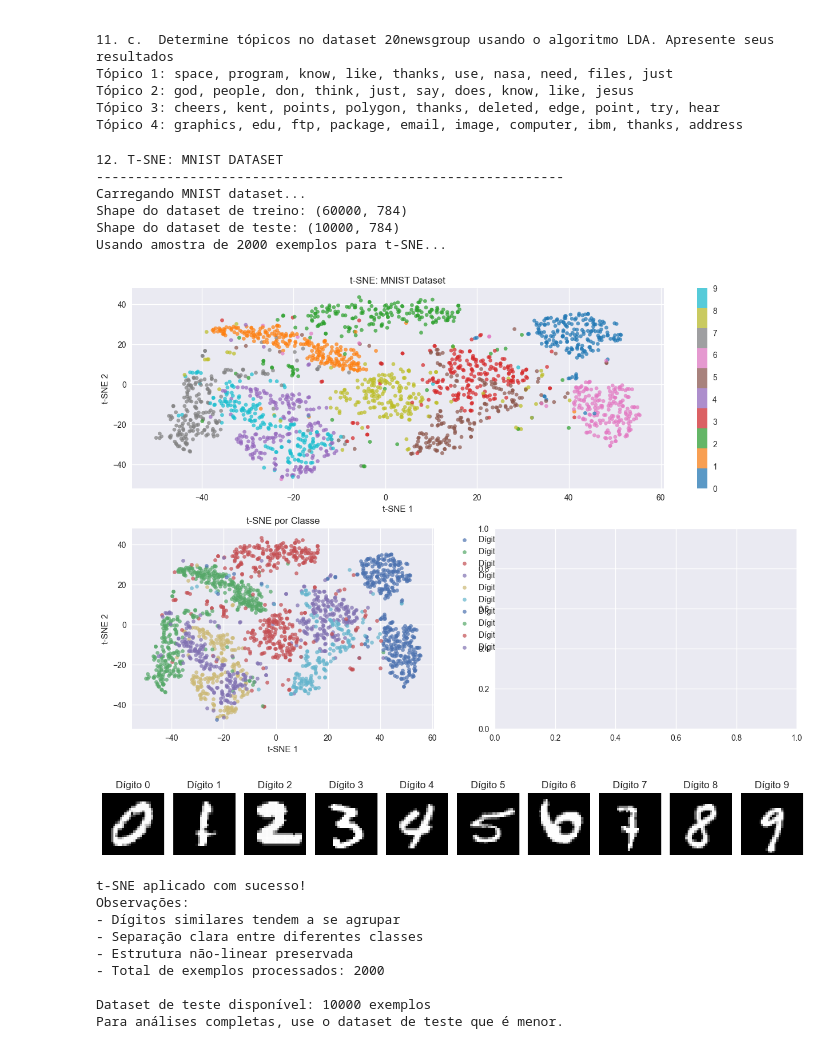
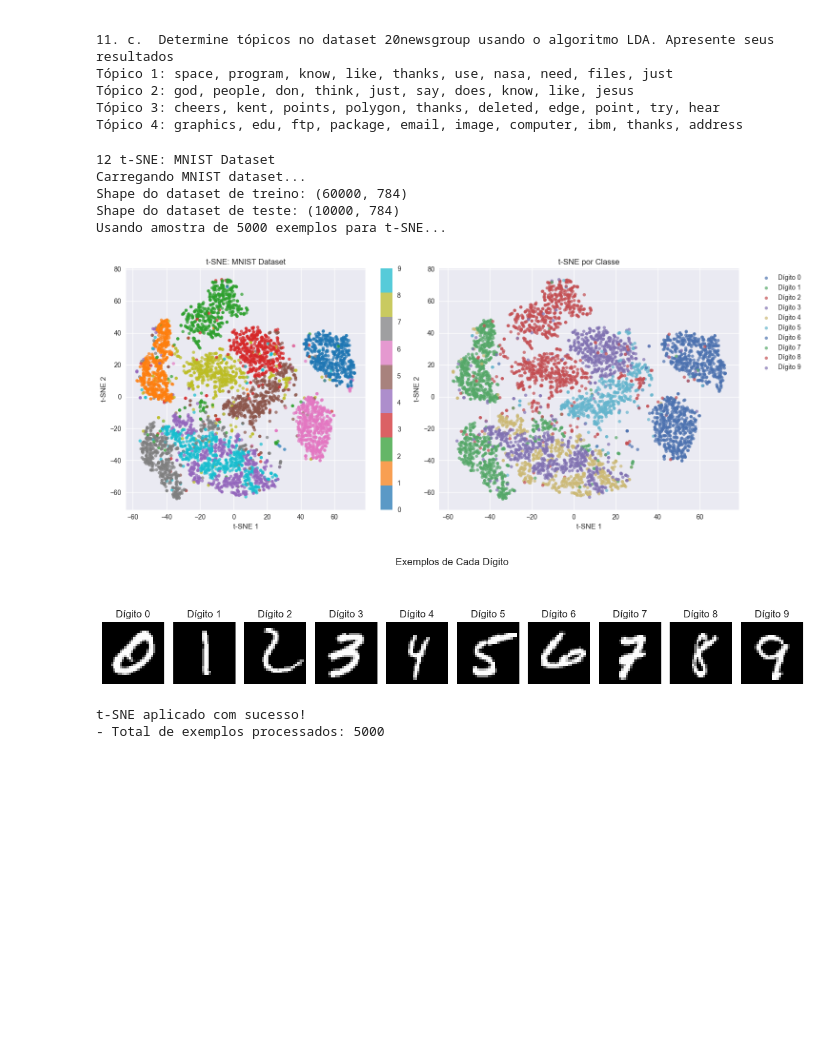
Before and after one commit to gontijojess/Clustering_AT, a Jupyter notebook: AT_clusterization.ipynb, the cells around one changed output. Drawn from its saved outputs; the diff is of its cells as text; code cells hidden in the pictures; blank space fills up the shorter version.

```diff
--- a/AT_clusterization.ipynb
+++ b/AT_clusterization.ipynb
@@ -658,7 +683,7 @@ Tópico 4: graphics, edu, ftp, package, email, image, computer, ibm, thanks, add
 print("12 t-SNE: MNIST Dataset")
 # Aplique o algoritmo t-SNE sobre o MNIST dataset. Apresente os resultados obtidos.
 
-# Carregando MNIST dataset (arquivos IDX)
+# Carrega MNIST dataset
 print("Carregando MNIST dataset...")
 X_mnist_train, y_mnist_train = load_mnist_idx("./data/train-images.idx3-ubyte",
                                               "./data/train-labels.idx1-ubyte")
@@ -668,85 +693,71 @@ X_mnist_test, y_mnist_test = load_mnist_idx("./data/t10k-images.idx3-ubyte",
 print(f"Shape do dataset de treino: {X_mnist_train.shape}")
 print(f"Shape do dataset de teste: {X_mnist_test.shape}")
 
-# Normalizando os dados
+# Normaliza os dados
 X_mnist_train = X_mnist_train / 255.0
 X_mnist_test = X_mnist_test / 255.0
 
-# Usando uma amostra para t-SNE (devido ao custo computacional)
-sample_size = 2000
+# Utiliza uma amostra para t-SNE (devido ao custo computacional)
+sample_size = 5000
 sample_indices = np.random.choice(len(X_mnist_train), sample_size, replace=False)
 X_sample = X_mnist_train[sample_indices]
 y_sample = y_mnist_train[sample_indices]
 
 print(f"Usando amostra de {sample_size} exemplos para t-SNE...")
 
-# Aplicando t-SNE
+# Aplica t-SNE
 tsne = TSNE(n_components=2, random_state=42, perplexity=30, max_iter=1000)
 X_tsne = tsne.fit_transform(X_sample)
 
-plt.figure(figsize=(15, 10))
+# Gráficos t-SNE
+plt.figure(figsize=(15, 6))
 
 # Plot principal
-plt.subplot(2, 2, (1, 2))
+plt.subplot(1, 2, 1)
 scatter = plt.scatter(X_tsne[:, 0], X_tsne[:, 1], c=y_sample, cmap='tab10', alpha=0.7, s=20)
 plt.colorbar(scatter)
 plt.title('t-SNE: MNIST Dataset')
 plt.xlabel('t-SNE 1')
 plt.ylabel('t-SNE 2')
 
-# Exemplos de dígitos
-plt.subplot(2, 2, 3)
+# t-SNE por classe
+plt.subplot(1, 2, 2)
 for i in range(10):
     idx = np.where(y_sample == i)[0]
     if len(idx) > 0:
         plt.scatter(X_tsne[idx, 0], X_tsne[idx, 1], label=f'Dígito {i}', alpha=0.7, s=20)
 plt.legend(bbox_to_anchor=(1.05, 1), loc='upper left')
 plt.title('t-SNE por Classe')
 plt.xlabel('t-SNE 1')
 plt.ylabel('t-SNE 2')
 
-# Mostrando algumas imagens de exemplo
-plt.subplot(2, 2, 4)
-examples_per_digit = 1
-fig_examples = plt.figure(figsize=(12, 3))
+plt.tight_layout()
+plt.show()
+
+# Exemplos de imagens
+plt.figure(figsize=(12, 3))
 for digit in range(10):
     digit_indices = np.where(y_sample == digit)[0]
     if len(digit_indices) > 0:
-        for i in range(min(examples_per_digit, len(digit_indices))):
-            plt.subplot(1, 10, digit + 1)
-            idx = digit_indices[i]
-            plt.imshow(X_sample[idx].reshape(28, 28), cmap='gray')
-            plt.title(f'Dígito {digit}')
-            plt.axis('off')
+        plt.subplot(1, 10, digit + 1)
+        idx = digit_indices[0]
+        plt.imshow(X_sample[idx].reshape(28, 28), cmap='gray')
+        plt.title(f'Dígito {digit}')
+        plt.axis('off')
 
+plt.suptitle('Exemplos de Cada Dígito')
 plt.tight_layout()
 plt.show()
 
 print("t-SNE aplicado com sucesso!")
-print("Observações:")
-print("- Dígitos similares tendem a se agrupar")
-print("- Separação clara entre diferentes classes")
-print("- Estrutura não-linear preservada")
 print(f"- Total de exemplos processados: {sample_size}")
-
-# Alternativa: usando apenas os dados de teste (menor)
-print(f"\nDataset de teste disponível: {X_mnist_test.shape[0]} exemplos")
-print("Para análises completas, use o dataset de teste que é menor.")
 # %% [output]
-12. T-SNE: MNIST DATASET
-------------------------------------------------------------
+12 t-SNE: MNIST Dataset
 Carregando MNIST dataset...
 Shape do dataset de treino: (60000, 784)
 Shape do dataset de teste: (10000, 784)
-Usando amostra de 2000 exemplos para t-SNE...
+Usando amostra de 5000 exemplos para t-SNE...
-[figure, old version]
+[figure, new version]
-[figure, old version]
+[figure, new version]
 t-SNE aplicado com sucesso!
-Observações:
-- Dígitos similares tendem a se agrupar
-- Separação clara entre diferentes classes
-- Estrutura não-linear preservada
-- Total de exemplos processados: 2000
-
-Dataset de teste disponível: 10000 exemplos
-Para análises completas, use o dataset de teste que é menor.
+- Total de exemplos processados: 5000
```
Also changed, not shown: parts of 14 cells of this notebook.
